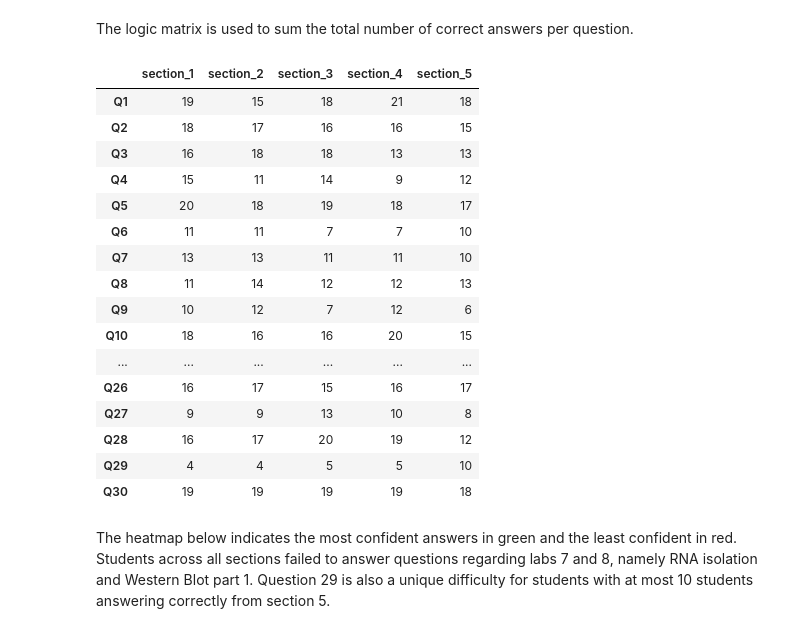
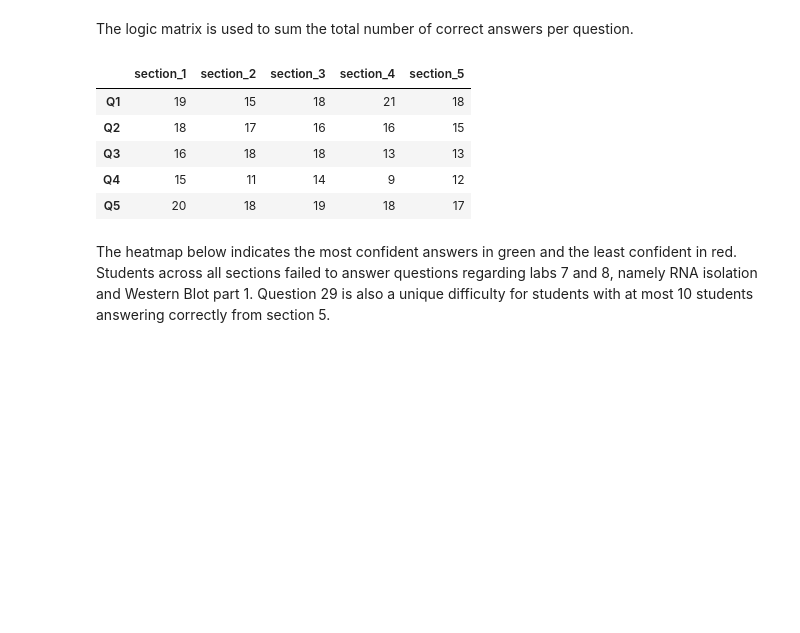
Before and after one commit to rfryrice/data-science, a Jupyter notebook: Genetics_Practical_EDA_S24.ipynb, the cells around one changed output. Saved outputs shown, nothing was run; the diff lists cells and outputs as text; code cells hidden in the pictures; blank space fills up the shorter version.

```diff
--- a/Genetics_Practical_EDA_S24.ipynb
+++ b/Genetics_Practical_EDA_S24.ipynb
@@ -63,25 +62,14 @@ ordered_results = {key: results[key] for key in sorted(results)}
 
 section_results = pd.DataFrame(ordered_results)
 # %%
-section_results
+section_results.head()
 # %% [output]
 |  | section_1 | section_2 | section_3 | section_4 | section_5 |
 | Q1 | 19 | 15 | 18 | 21 | 18 |
 | Q2 | 18 | 17 | 16 | 16 | 15 |
 | Q3 | 16 | 18 | 18 | 13 | 13 |
 | Q4 | 15 | 11 | 14 | 9 | 12 |
 | Q5 | 20 | 18 | 19 | 18 | 17 |
-| Q6 | 11 | 11 | 7 | 7 | 10 |
-| Q7 | 13 | 13 | 11 | 11 | 10 |
-| Q8 | 11 | 14 | 12 | 12 | 13 |
-| Q9 | 10 | 12 | 7 | 12 | 6 |
-| Q10 | 18 | 16 | 16 | 20 | 15 |
-| ... | ... | ... | ... | ... | ... |
-| Q26 | 16 | 17 | 15 | 16 | 17 |
-| Q27 | 9 | 9 | 13 | 10 | 8 |
-| Q28 | 16 | 17 | 20 | 19 | 12 |
-| Q29 | 4 | 4 | 5 | 5 | 10 |
-| Q30 | 19 | 19 | 19 | 19 | 18 |
 # %% [markdown]
 The heatmap below indicates the most confident answers in green and the least confident in red. Students across all sections failed to answer questions regarding labs 7 and 8, namely RNA isolation and Western Blot part 1. Question 29 is also a unique difficulty for students with at most 10 students answering correctly from section 5.
 # %%
```
Also changed, not shown: parts of 7 cells of this notebook.
